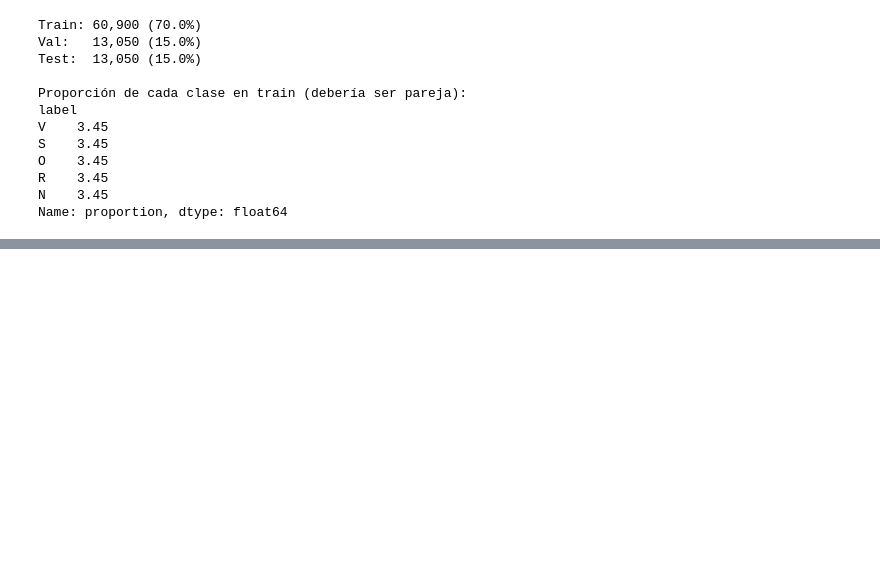
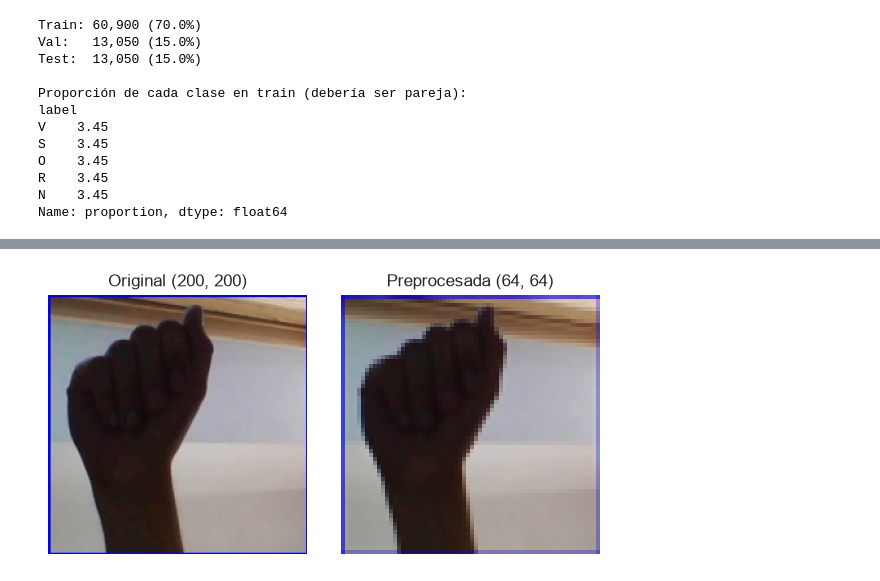
Before and after one commit to Qu3zada22/Laboratorio3-ds, a Jupyter notebook: notebooks/01_eda_preprocessing.ipynb, the cells around one changed output, grey strips where cells are left out. Drawn from its saved outputs; the diff is of its cells as text; code cells hidden in the pictures; blank space fills up the shorter version.

```diff
--- a/notebooks/01_eda_preprocessing.ipynb
+++ b/notebooks/01_eda_preprocessing.ipynb
@@ -214,0 +225,17 @@ Name: proportion, dtype: float64
+# %%
+N_PER_CLASS = 600
+
+def stratified_subsample(data, n_per_class, seed=RANDOM_STATE):
+    return (
+        data.groupby("label", group_keys=False)
+        .apply(lambda x: x.sample(min(n_per_class, len(x)), random_state=seed))
+        .reset_index(drop=True)
+    )
+
+train_sub = stratified_subsample(train_df, int(N_PER_CLASS * 0.70))
+val_sub = stratified_subsample(val_df, int(N_PER_CLASS * 0.15))
+test_sub = stratified_subsample(test_df, int(N_PER_CLASS * 0.15))
+
+print(f"Train (submuestra): {len(train_sub):,}")
+print(f"Val (submuestra):   {len(val_sub):,}")
+print(f"Test (submuestra):  {len(test_sub):,}")
@@ -214,0 +256,24 @@ Name: proportion, dtype: float64
+# %%
+IMG_SIZE = 64
+
+def load_and_preprocess(filepath, size=IMG_SIZE):
+    img = Image.open(filepath).convert("RGB").resize((size, size))
+    arr = np.asarray(img, dtype=np.float32) / 255.0
+    return arr
+
+# Ejemplo: antes / después de preprocesar
+example_path = train_sub.filepath.iloc[0]
+original = Image.open(example_path)
+processed = load_and_preprocess(example_path)
+
+fig, axes = plt.subplots(1, 2, figsize=(6, 3))
+axes[0].imshow(original)
+axes[0].set_title(f"Original {original.size}")
+axes[0].axis("off")
+axes[1].imshow(processed)
+axes[1].set_title(f"Preprocesada {processed.shape[:2]}")
+axes[1].axis("off")
+plt.tight_layout()
+plt.show()
+# %% [output]
+[figure, added]
```
Also changed, not shown: parts of 3 cells of this notebook.
